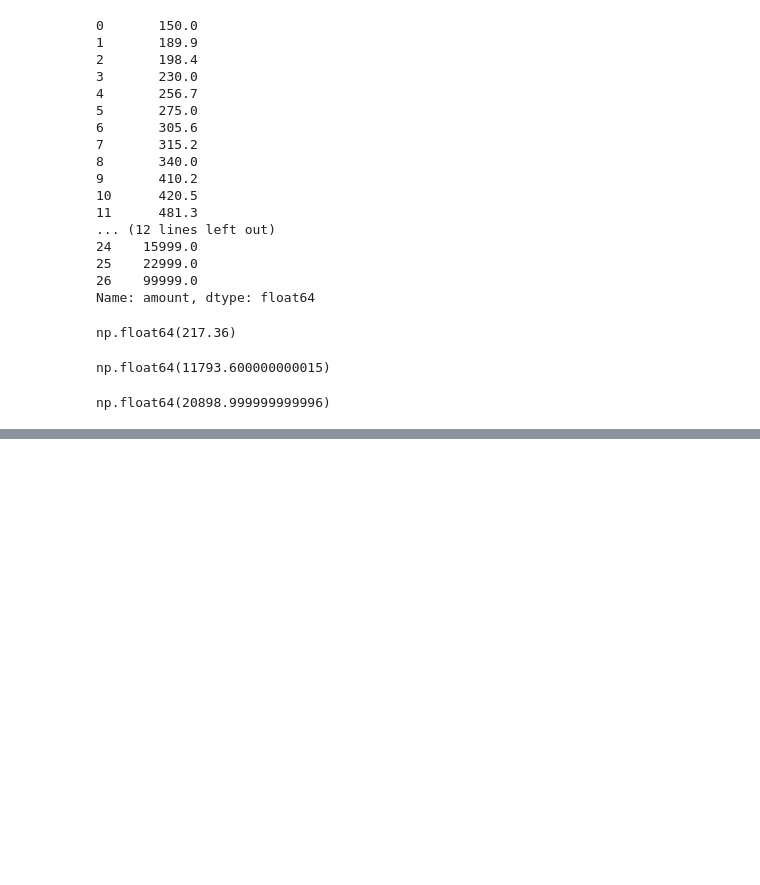
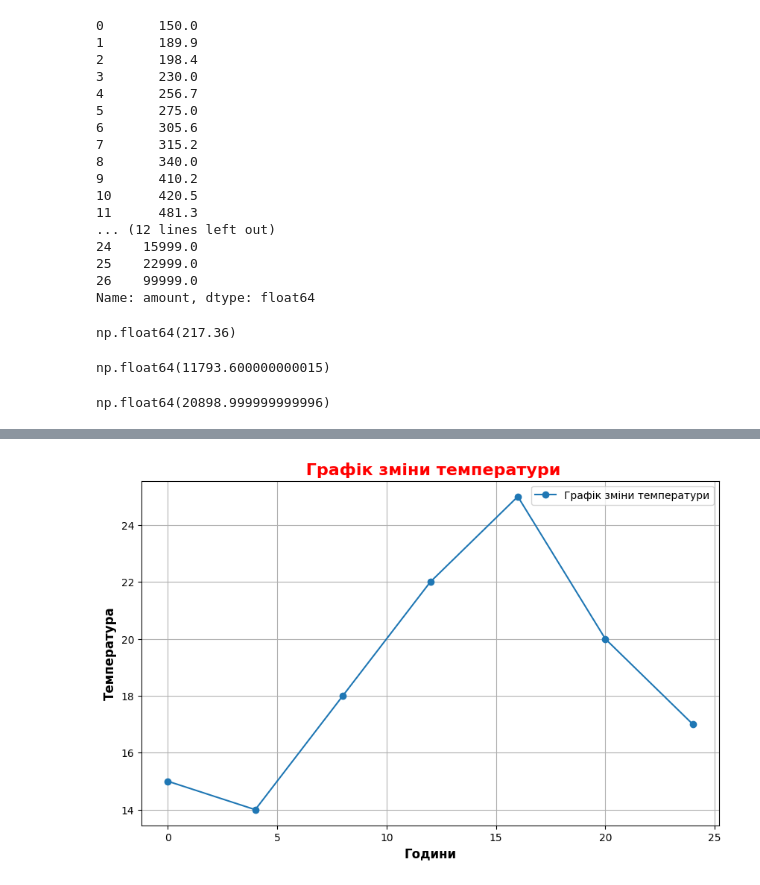
Before and after one commit to AnnaGorova/AI_Python, a Jupyter notebook: notebook.ipynb, the cells around one changed output, grey strips where cells are left out. Drawn from its saved outputs; the diff is of its cells as text; code cells hidden in the pictures; blank space fills up the shorter version.

```diff
--- a/notebook.ipynb
+++ b/notebook.ipynb
@@ -210,0 +257,13 @@ np.float64(20898.999999999996)
+# %%
+houre = [0, 4, 8, 12, 16, 20, 24]
+temperature = [15, 14, 18, 22, 25, 20, 17]
+plt.figure(figsize=(10, 6))
+plt.plot(houre, temperature, label='Графік зміни температури', marker='o')
+plt.title(' Графік зміни температури', fontsize=16, fontweight='bold', color='red')
+plt.xlabel('Години', fontsize=12, fontweight='bold')
+plt.ylabel('Температура', fontsize=12, fontweight='bold')
+plt.grid(True)
+plt.legend()
+plt.show()
+# %% [output]
+[figure, added]
```
Also changed, not shown: parts of 9 cells of this notebook, 1 other file.
